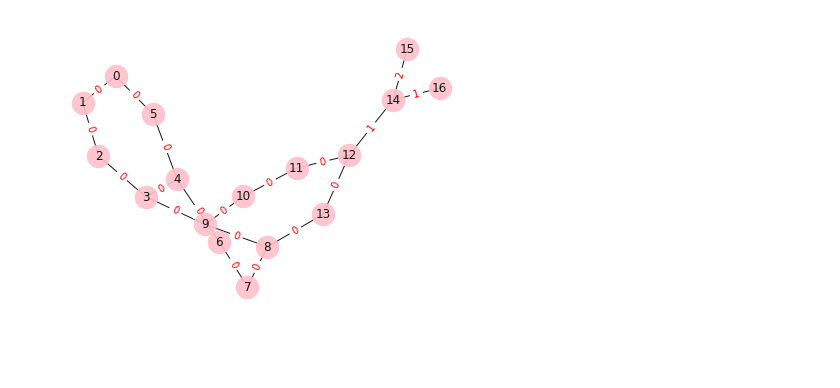
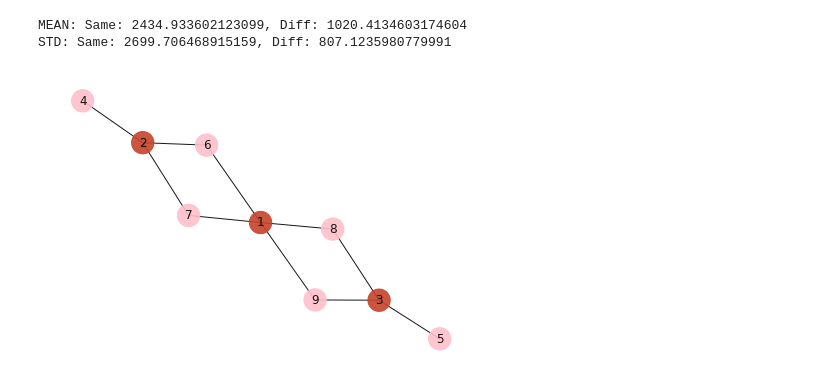
Before and after one commit to hemanthkumar17/Graph_Machine_Learning, a Jupyter notebook: MUTAG_manipulation.ipynb, the cells around one changed output. Saved outputs shown, nothing was run; the diff lists cells and outputs as text; code cells hidden in the pictures; blank space fills up the shorter version.

```diff
--- a/MUTAG_manipulation.ipynb
+++ b/MUTAG_manipulation.ipynb
@@ -119,19 +171,22 @@ list(nx.enumerate_all_cliques(graph))
+# %%
+import numpy as np
+ds = np.array(dsame)
+dd = np.array(ddiff)
+print(f"MEAN: Same: {np.mean(ds)}, Diff: {np.mean(dd)}\nSTD: Same: {np.std(ds)}, Diff: {np.std(dd)}")
+# %% [output]
+MEAN: Same: 2434.933602123099, Diff: 1020.4134603174604
+STD: Same: 2699.706468915159, Diff: 807.1235980779991
 # %%
-import matplotlib.pyplot as plt
-
-pos = nx.spring_layout(graph)
+new_graph = nx.Graph([(1, 6), (1, 7), (1, 8), (1, 9), (2, 4), (2, 6), (2, 7), (3, 5), (3, 8), (3, 9)])
+color_map = ["#C6442A"] + ["pink"]*4 + ["#C6442A"] + ["pink"] + ["#C6442A"] + ["pink"]
+pos = nx.spring_layout(new_graph)
 plt.figure()
 nx.draw(
-    graph, pos, edge_color='black', width=1, linewidths=1,
-    node_size=500, node_color='pink', alpha=0.9,
-    labels={node: node for node in graph.nodes()}
-)
-nx.draw_networkx_edge_labels(
-    graph, pos,
-    edge_labels=nx.get_edge_attributes(graph, 'key'),
-    font_color='red'
+    new_graph, pos, edge_color='black', width=1, linewidths=1,
+    node_size=500, node_color=color_map, alpha=0.9,
+    labels={node: node for node in new_graph.nodes()}
 )
 plt.axis('off')
 plt.show()
 # %% [output]
-[figure, old version]
+[figure, new version]
```
Also changed, not shown: parts of 23 cells of this notebook.
